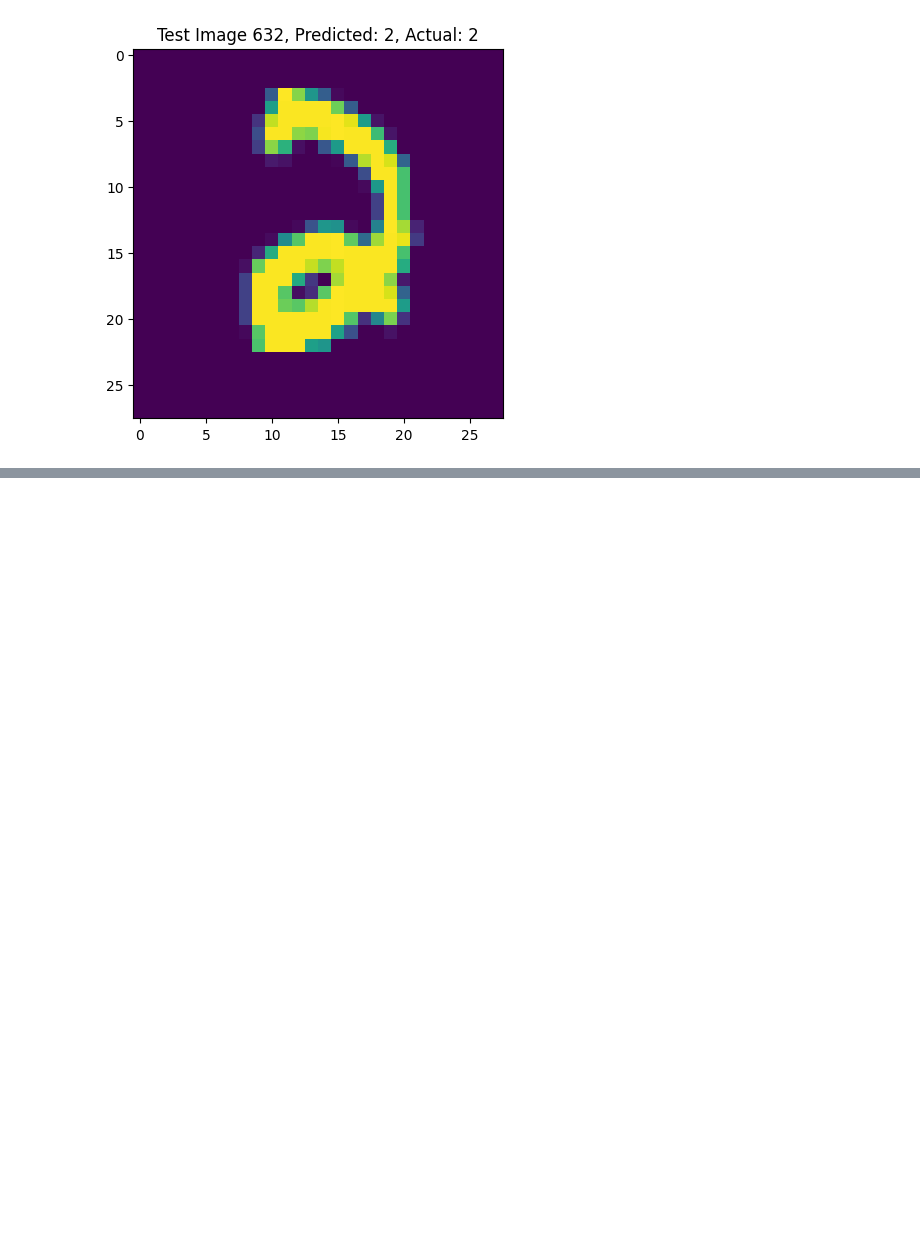
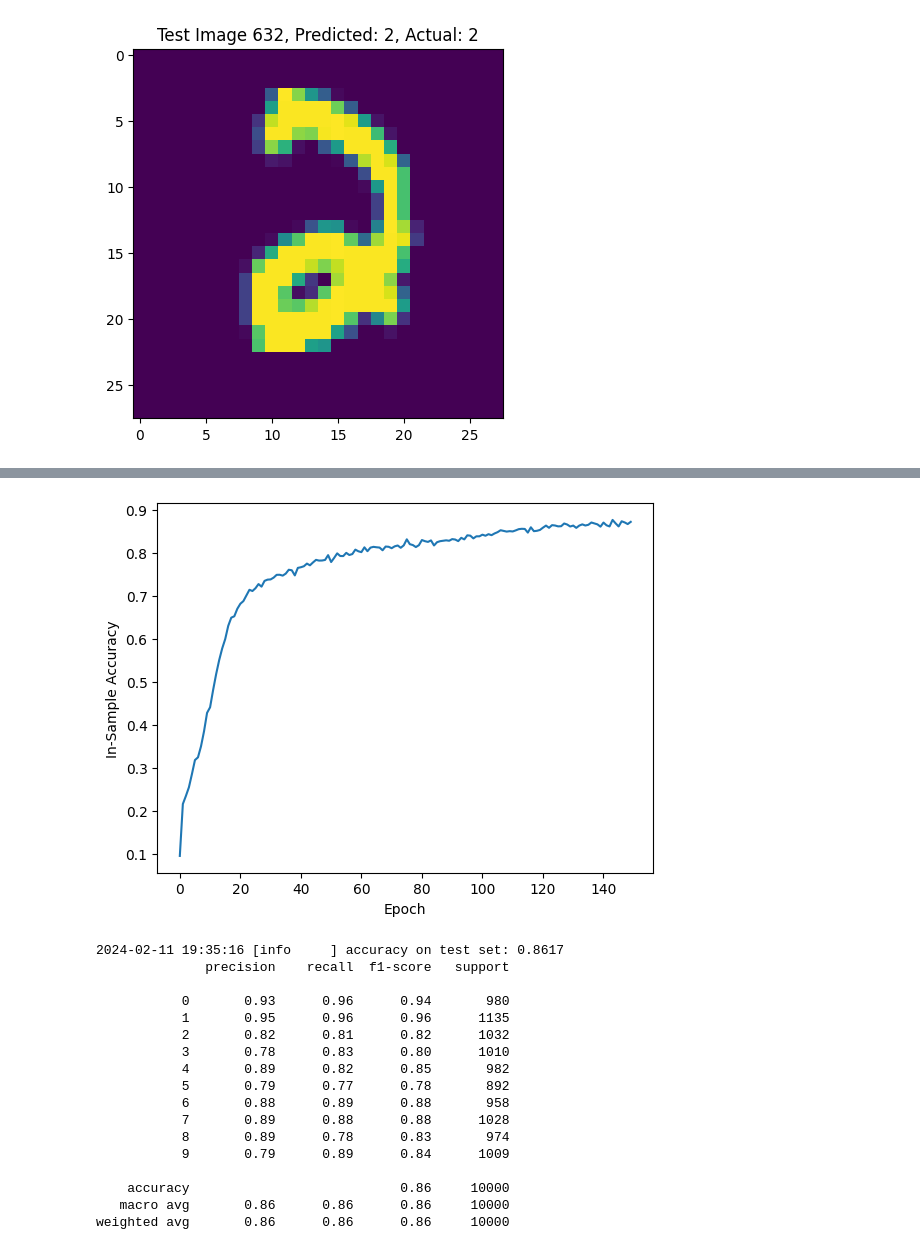
Before and after one commit to petermnhull/neural-network-scratch, a Jupyter notebook: notebooks/notebook.ipynb, the cells around one changed output, grey strips where cells are left out. Saved outputs shown, nothing was run; the diff lists cells and outputs as text; code cells hidden in the pictures; blank space fills up the shorter version.

Commit message:
Add single-layer mlp run to notebook

```diff
--- a/notebooks/notebook.ipynb
+++ b/notebooks/notebook.ipynb
@@ -153,0 +139,15 @@ plt.show()
+# %%
+from neural_network_scratch import Network
+
+network = Network(
+    input_size=TOTAL_SIZE,
+    hidden_layer_sizes=[16],
+    number_classes=len(LABELS),
+)
+
+accuracies = network.train(
+    train,
+    epochs=150,
+    batch_size=100,
+    learning_rate=0.3,
+)
@@ -153,0 +165,34 @@ plt.show()
+# %%
+plt.plot(accuracies)
+plt.xlabel("Epoch")
+plt.ylabel("In-Sample Accuracy")
+plt.show()
+
+predictions = []
+
+for x in test_images:
+    result = network.predict(x.flatten())
+    predictions += [result]
+
+LOGGER.info(f"accuracy on test set: {accuracy_score(test_labels, predictions)}")
+
+print(classification_report(test_labels, predictions, zero_division=np.nan))
+# %% [output]
+[figure, added]
+2024-02-11 19:35:16 [info     ] accuracy on test set: 0.8617
+              precision    recall  f1-score   support
+
+           0       0.93      0.96      0.94       980
+           1       0.95      0.96      0.96      1135
+           2       0.82      0.81      0.82      1032
+           3       0.78      0.83      0.80      1010
+           4       0.89      0.82      0.85       982
+           5       0.79      0.77      0.78       892
+           6       0.88      0.89      0.88       958
+           7       0.89      0.88      0.88      1028
+           8       0.89      0.78      0.83       974
+           9       0.79      0.89      0.84      1009
+
+    accuracy                           0.86     10000
+   macro avg       0.86      0.86      0.86     10000
+weighted avg       0.86      0.86      0.86     10000
```
Also changed, not shown: parts of 8 cells of this notebook, 1 other file.
